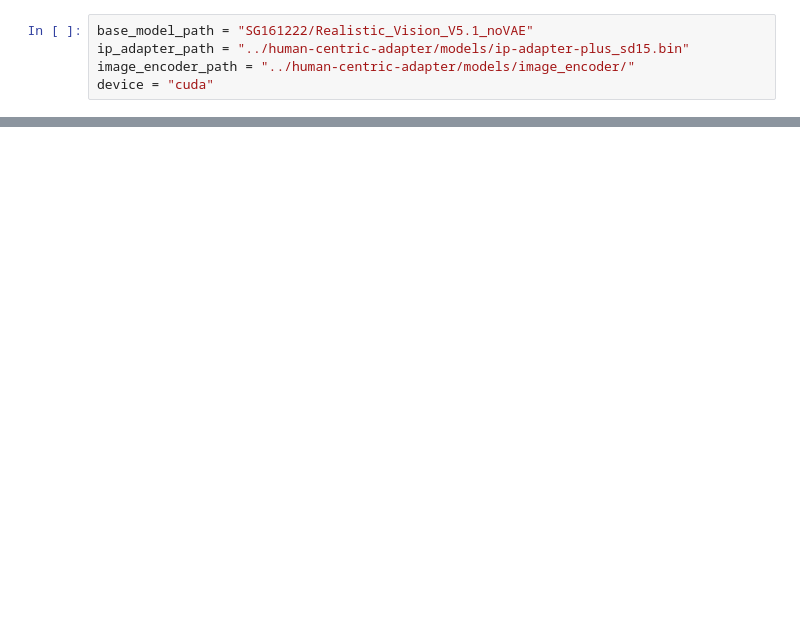
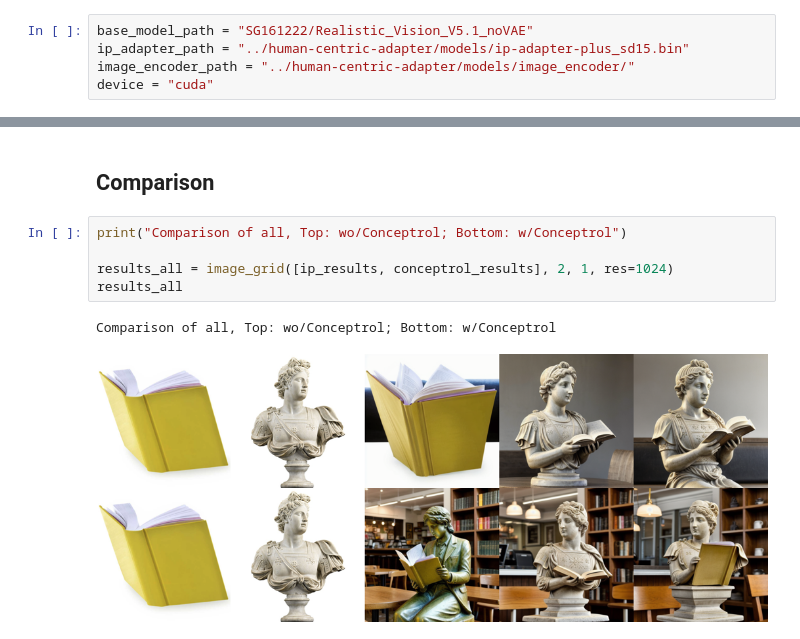
Before and after one commit to QY-H00/Conceptrol, a Jupyter notebook: demo_sd.ipynb, the cells around one changed output, grey strips where cells are left out. Drawn from its saved outputs; the diff is of its cells as text; blank space fills up the shorter version.

```diff
--- a/demo_sd.ipynb
+++ b/demo_sd.ipynb
@@ -128,0 +113,10 @@ results[0]
+# %% [markdown]
+## Comparison
+# %%
+print("Comparison of all, Top: wo/Conceptrol; Bottom: w/Conceptrol")
+
+results_all = image_grid([ip_results, conceptrol_results], 2, 1, res=1024)
+results_all
+# %% [output]
+Comparison of all, Top: wo/Conceptrol; Bottom: w/Conceptrol
+[figure, added]
```
Also changed, not shown: parts of 14 cells of this notebook, 10 other files.
